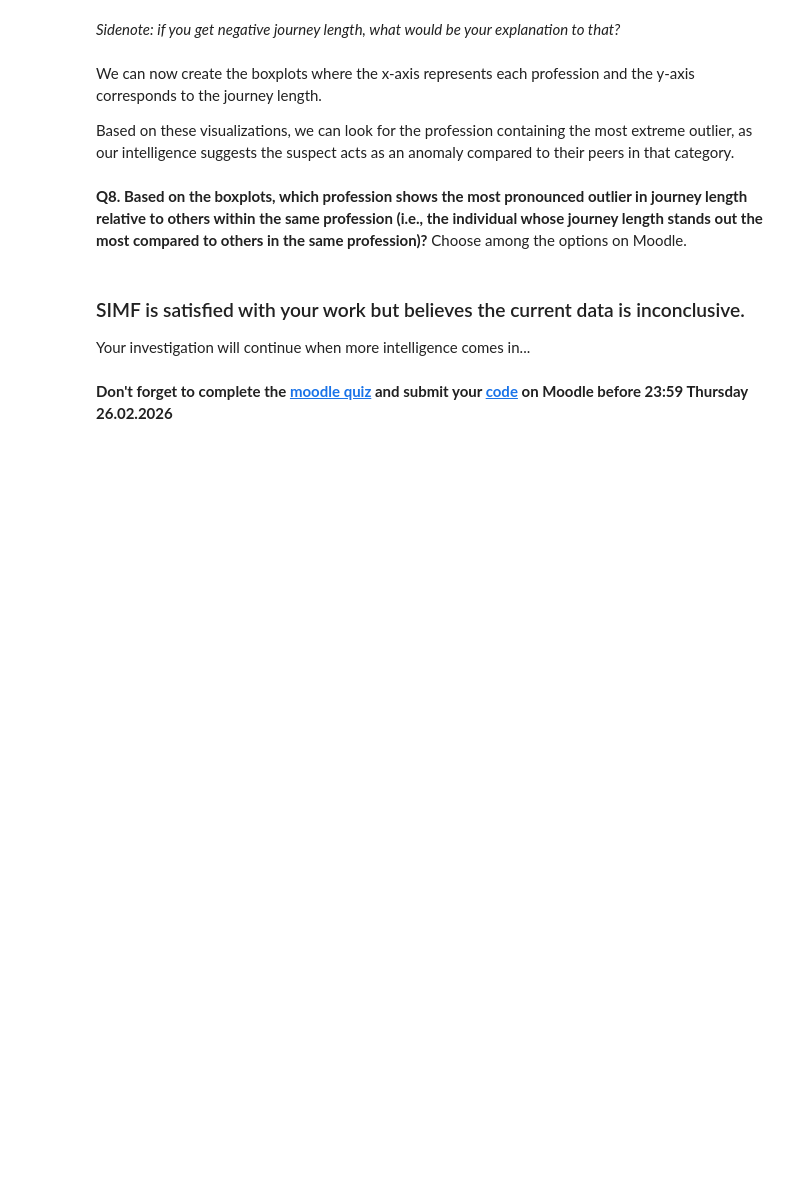
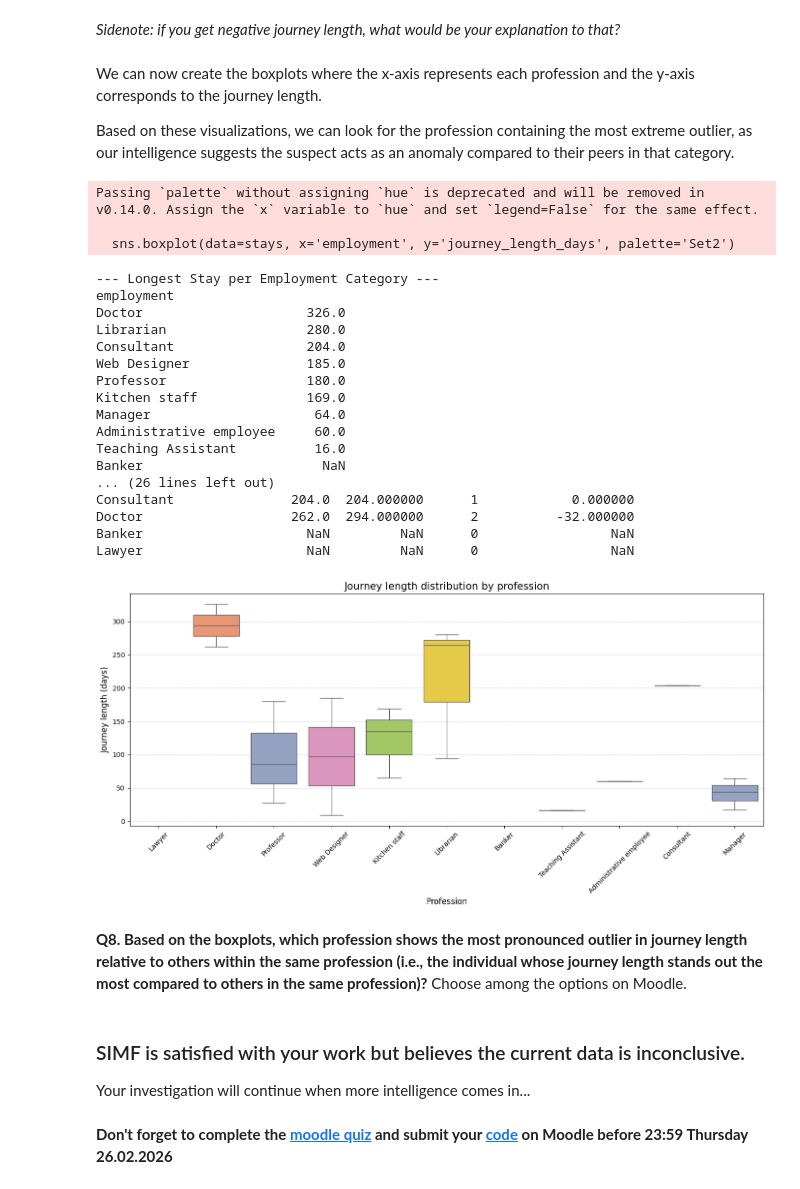
Before and after one commit to miachambat/CSE201-td3-1-handin, a Jupyter notebook: assignments/Part 1/Assignment_part_1.ipynb, the cells around one changed output. Saved outputs shown, nothing was run; the diff lists cells and outputs as text; code cells hidden in the pictures; blank space fills up the shorter version.

```diff
--- a/assignments/Part 1/Assignment_part_1.ipynb
+++ b/assignments/Part 1/Assignment_part_1.ipynb
@@ -352,0 +489,6 @@ We can now join the two tables on user ID.
+# %%
+# Your code here
+stays = pd.merge(arrivals, departures, on=['UserID', 'employment'], how='outer', indicator=True)
+# This adds a column '_merge' with values: 'both', 'left_only', or 'right_only'
+print(stays['_merge'].value_counts())
+print(stays.head())
@@ -359,0 +511,5 @@ We can now create a new feature called journey_length representing the differenc
+# %%
+# Your code here
+stays['journey_length'] = stays['departure_date'] - stays['arrival_date']
+stays['journey_length_days'] = stays['journey_length'].dt.days
+stays[['UserID', 'departure_date', 'arrival_date', 'journey_length_days', 'employment']].head()
@@ -368,3 +529,57 @@ Based on these visualizations, we can look for the profession containing the mos
+# %%
+# Your code here
+import seaborn as sns
+plt.figure(figsize=(14, 7))
+sns.boxplot(data=stays, x='employment', y='journey_length_days', palette='Set2')
+
+# Adding labels and formatting for clarity
+plt.title('Journey length distribution by profession', fontsize=15)
+plt.xlabel('Profession', fontsize=12)
+plt.ylabel('Journey length (days)', fontsize=12)
+plt.xticks(rotation=45) # Rotates labels to prevent overlap
+plt.grid(axis='y', linestyle='--', alpha=0.6)
+
+plt.tight_layout()
+plt.savefig('journey_length_boxplot.png')
+
+# Group by Employment and get the max journey_length for each
+outliers_by_employment = stays.groupby('employment')['journey_length_days'].max().sort_values(ascending=False)
+
+print("\n--- Longest Stay per Employment Category ---")
+print(outliers_by_employment)
+
+comparison_df = stays.groupby('employment')['journey_length_days'].agg(['max', 'mean', 'count'])
+comparison_df['deviation_from_avg'] = comparison_df['max'] - comparison_df['mean']
+comparison_df = comparison_df.sort_values(by='max', ascending=False)
+print(comparison_df)
+
+comparison_min_df = stays.groupby('employment')['journey_length_days'].agg(['min', 'mean', 'count'])
+comparison_min_df['deviation_from_avg'] = comparison_min_df['min'] - comparison_min_df['mean']
+comparison_min_df = comparison_min_df.sort_values(by='min', ascending=True)
+print("\n--- Shortest Stay Comparison by Employment Category ---")
+print(comparison_min_df)
+# %% [output]
+Passing `palette` without assigning `hue` is deprecated and will be removed in v0.14.0. Assign the `x` variable to `hue` and set `legend=False` for the same effect.
+
+  sns.boxplot(data=stays, x='employment', y='journey_length_days', palette='Set2')
+--- Longest Stay per Employment Category ---
+employment
+Doctor                     326.0
+Librarian                  280.0
+Consultant                 204.0
+Web Designer               185.0
+Professor                  180.0
+Kitchen staff              169.0
+Manager                     64.0
+Administrative employee     60.0
+Teaching Assistant          16.0
+Banker                       NaN
+... (26 lines left out)
+Consultant               204.0  204.000000      1            0.000000
+Doctor                   262.0  294.000000      2          -32.000000
+Banker                     NaN         NaN      0                 NaN
+Lawyer                     NaN         NaN      0                 NaN
+[figure, added]
 # %% [markdown]
 **Q8. Based on the boxplots, which profession shows the most pronounced outlier in journey length relative to others within the same profession (i.e., the individual whose journey length stands out the most compared to others in the same profession)?** Choose among the options on Moodle.
 # %% [markdown]
```
Also changed, not shown: parts of 15 cells of this notebook.
